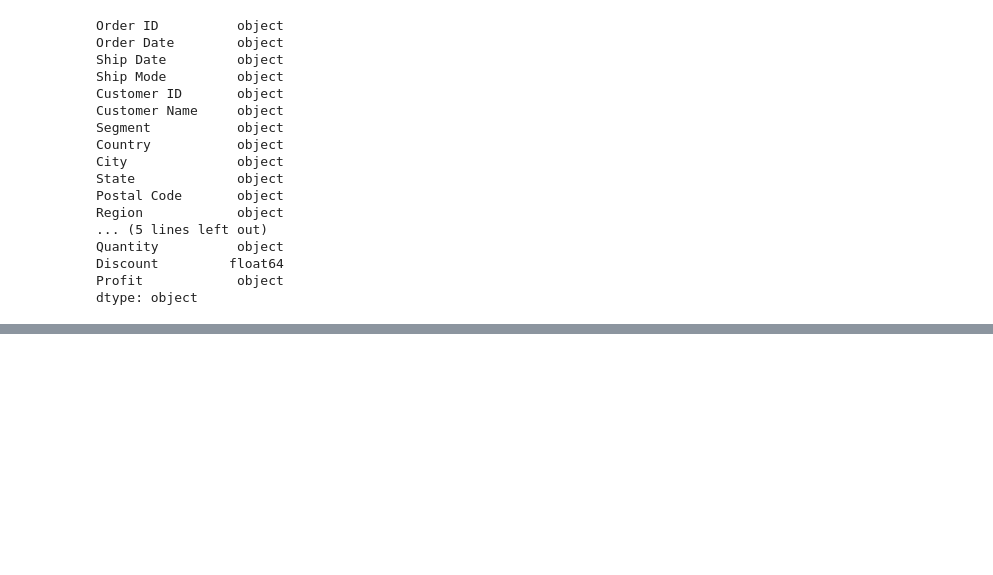
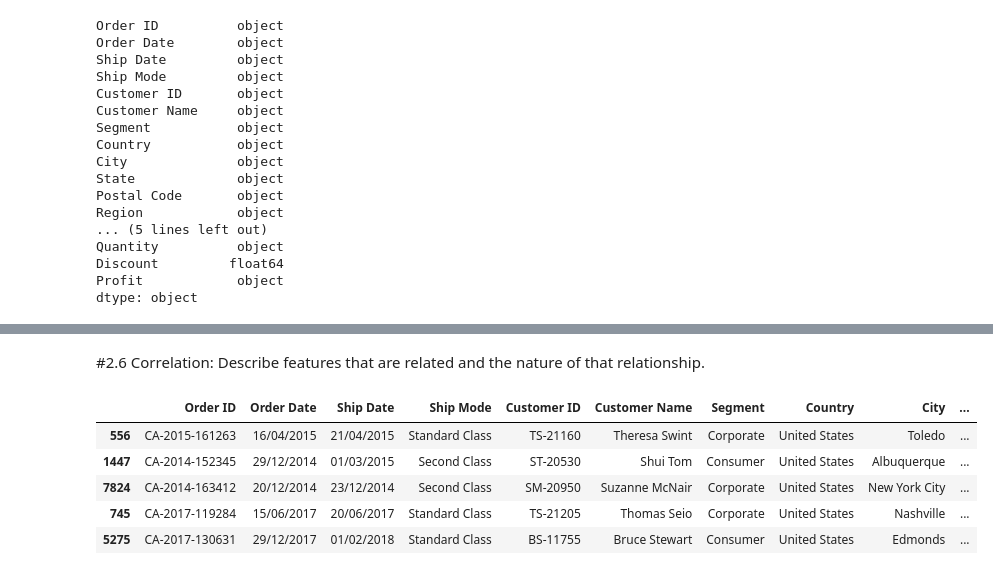
Before and after one commit to engmohamedsalah/AIMaster-Training, a Jupyter notebook: Building_an_AI_based_Application.ipynb, the cells around one changed output, grey strips where cells are left out. Cells and saved outputs as stored; diff of their text form; code cells hidden in the pictures; blank space fills up the shorter version.

```diff
--- a/Building_an_AI_based_Application.ipynb
+++ b/Building_an_AI_based_Application.ipynb
@@ -163,0 +265,11 @@ dtype: int64
+# %% [markdown]
+#2.6 Correlation: Describe features that are related and the nature of that relationship.
+# %%
+df_super_store.sample(5)
+# %% [output]
+|  | Order ID | Order Date | Ship Date | Ship Mode | Customer ID | Customer Name | Segment | Country | City | ... |
+| 556 | CA-2015-161263 | 16/04/2015 | 21/04/2015 | Standard Class | TS-21160 | Theresa Swint | Corporate | United States | Toledo | ... |
+| 1447 | CA-2014-152345 | 29/12/2014 | 01/03/2015 | Second Class | ST-20530 | Shui Tom | Consumer | United States | Albuquerque | ... |
+| 7824 | CA-2014-163412 | 20/12/2014 | 23/12/2014 | Second Class | SM-20950 | Suzanne McNair | Corporate | United States | New York City | ... |
+| 745 | CA-2017-119284 | 15/06/2017 | 20/06/2017 | Standard Class | TS-21205 | Thomas Seio | Corporate | United States | Nashville | ... |
+| 5275 | CA-2017-130631 | 29/12/2017 | 01/02/2018 | Standard Class | BS-11755 | Bruce Stewart | Consumer | United States | Edmonds | ... |
```
Also changed, not shown: parts of 24 cells of this notebook.
